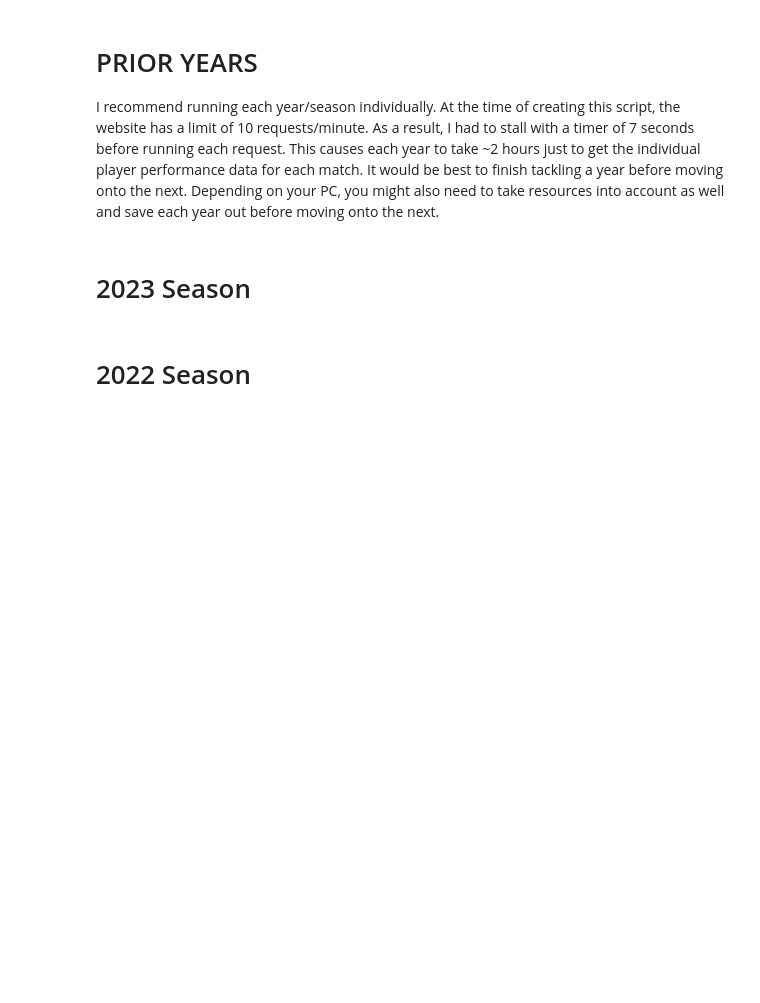
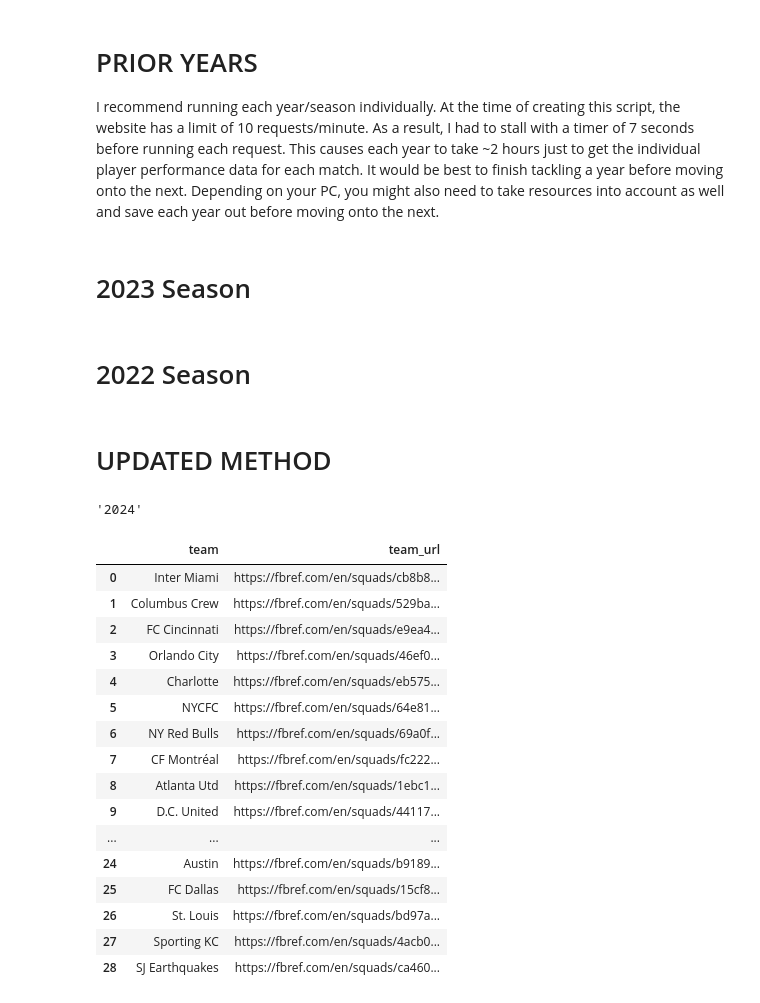
Before and after one commit to cmluna2913/FutbolMatchPrediction, a Jupyter notebook: notebooks/data_extraction.ipynb, the cells around one changed output. Saved outputs shown, nothing was run; the diff lists cells and outputs as text; code cells hidden in the pictures; blank space fills up the shorter version.

```diff
--- a/notebooks/data_extraction.ipynb
+++ b/notebooks/data_extraction.ipynb
@@ -238,3 +331,5 @@ player_data_2022_df, failed_links_2022 = get_all_player_match_data(config['paths
 player_data_2022_df
 # %%
 player_data_2022_df.to_csv(output/"mls_2022"/f"all_player_data_2022_{today}.csv", index=False)
+# %% [markdown]
+# UPDATED METHOD
@@ -240,0 +409,24 @@ player_data_2022_df.to_csv(output/"mls_2022"/f"all_player_data_2022_{today}.csv"
+# %%
+year
+# %% [output]
+'2024'
+# %%
+all_teams_df
+# %% [output]
+|  | team | team_url |
+| 0 | Inter Miami | https://fbref.com/en/squads/cb8b8... |
+| 1 | Columbus Crew | https://fbref.com/en/squads/529ba... |
+| 2 | FC Cincinnati | https://fbref.com/en/squads/e9ea4... |
+| 3 | Orlando City | https://fbref.com/en/squads/46ef0... |
+| 4 | Charlotte | https://fbref.com/en/squads/eb575... |
+| 5 | NYCFC | https://fbref.com/en/squads/64e81... |
+| 6 | NY Red Bulls | https://fbref.com/en/squads/69a0f... |
+| 7 | CF Montréal | https://fbref.com/en/squads/fc222... |
+| 8 | Atlanta Utd | https://fbref.com/en/squads/1ebc1... |
+| 9 | D.C. United | https://fbref.com/en/squads/44117... |
+| ... | ... | ... |
+| 24 | Austin | https://fbref.com/en/squads/b9189... |
+| 25 | FC Dallas | https://fbref.com/en/squads/15cf8... |
+| 26 | St. Louis | https://fbref.com/en/squads/bd97a... |
+| 27 | Sporting KC | https://fbref.com/en/squads/4acb0... |
+| 28 | SJ Earthquakes | https://fbref.com/en/squads/ca460... |
```
Also changed, not shown: parts of 13 cells of this notebook.
